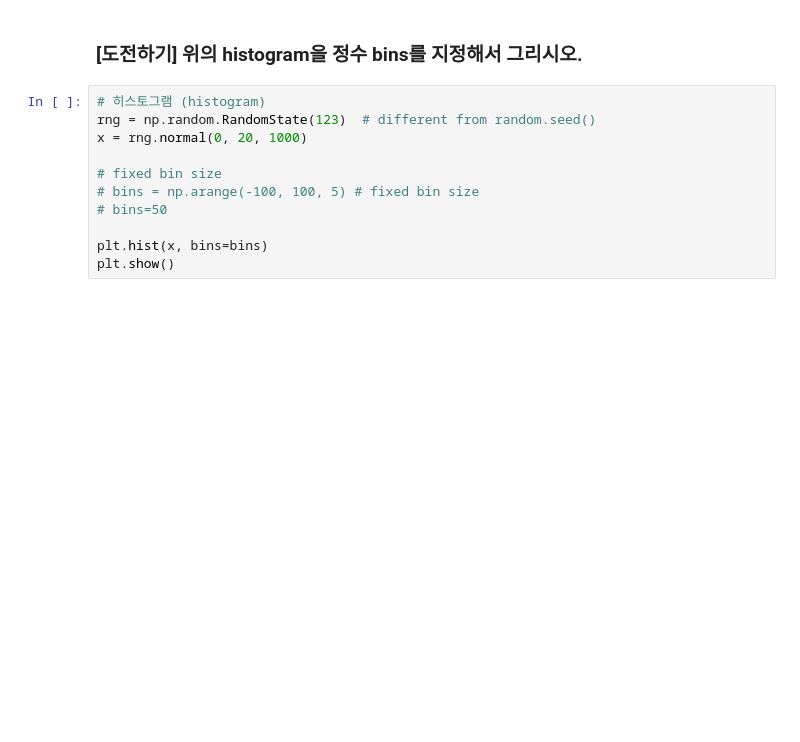
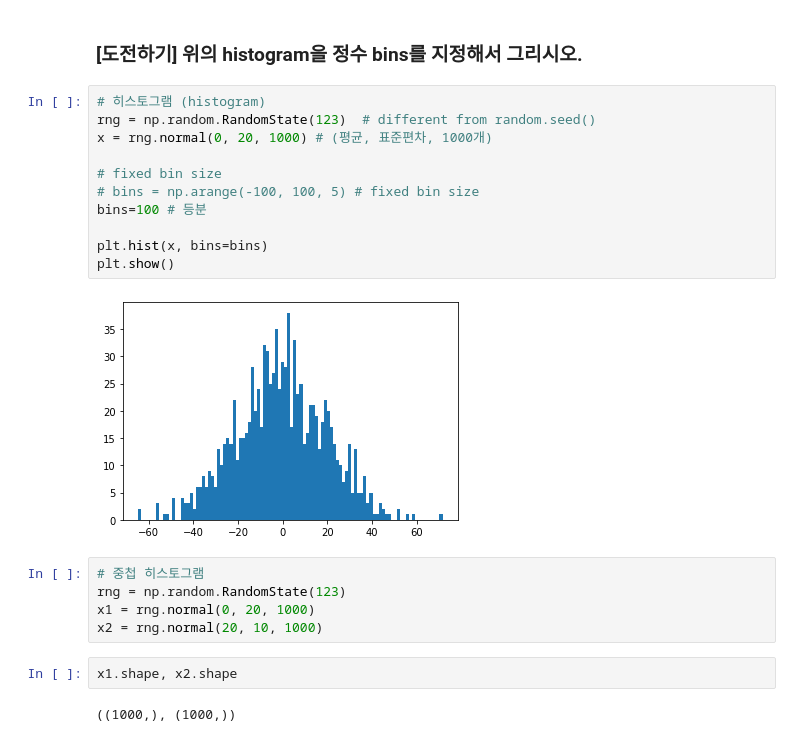
Before and after one commit to junggangwo/pdm04, a Jupyter notebook: py-graphics/matplotlib_1_intro.ipynb, the cells around one changed output. Saved outputs shown, nothing was run; the diff lists cells and outputs as text; blank space fills up the shorter version.

```diff
--- a/py-graphics/matplotlib_1_intro.ipynb
+++ b/py-graphics/matplotlib_1_intro.ipynb
@@ -122,12 +125,23 @@ plt.show()
 # %%
 # 히스토그램 (histogram)
 rng = np.random.RandomState(123)  # different from random.seed()
-x = rng.normal(0, 20, 1000)
+x = rng.normal(0, 20, 1000) # (평균, 표준편차, 1000개)
 
 # fixed bin size
 # bins = np.arange(-100, 100, 5) # fixed bin size
-# bins=50
+bins=100 # 등분
 
 plt.hist(x, bins=bins)
 plt.show()
+# %% [output]
+[figure, added]
+# %%
+# 중첩 히스토그램
+rng = np.random.RandomState(123)
+x1 = rng.normal(0, 20, 1000)
+x2 = rng.normal(20, 10, 1000)
+# %%
+x1.shape, x2.shape
+# %% [output]
+((1000,), (1000,))
 # %%
```
Also changed, not shown: parts of 2 cells of this notebook.
